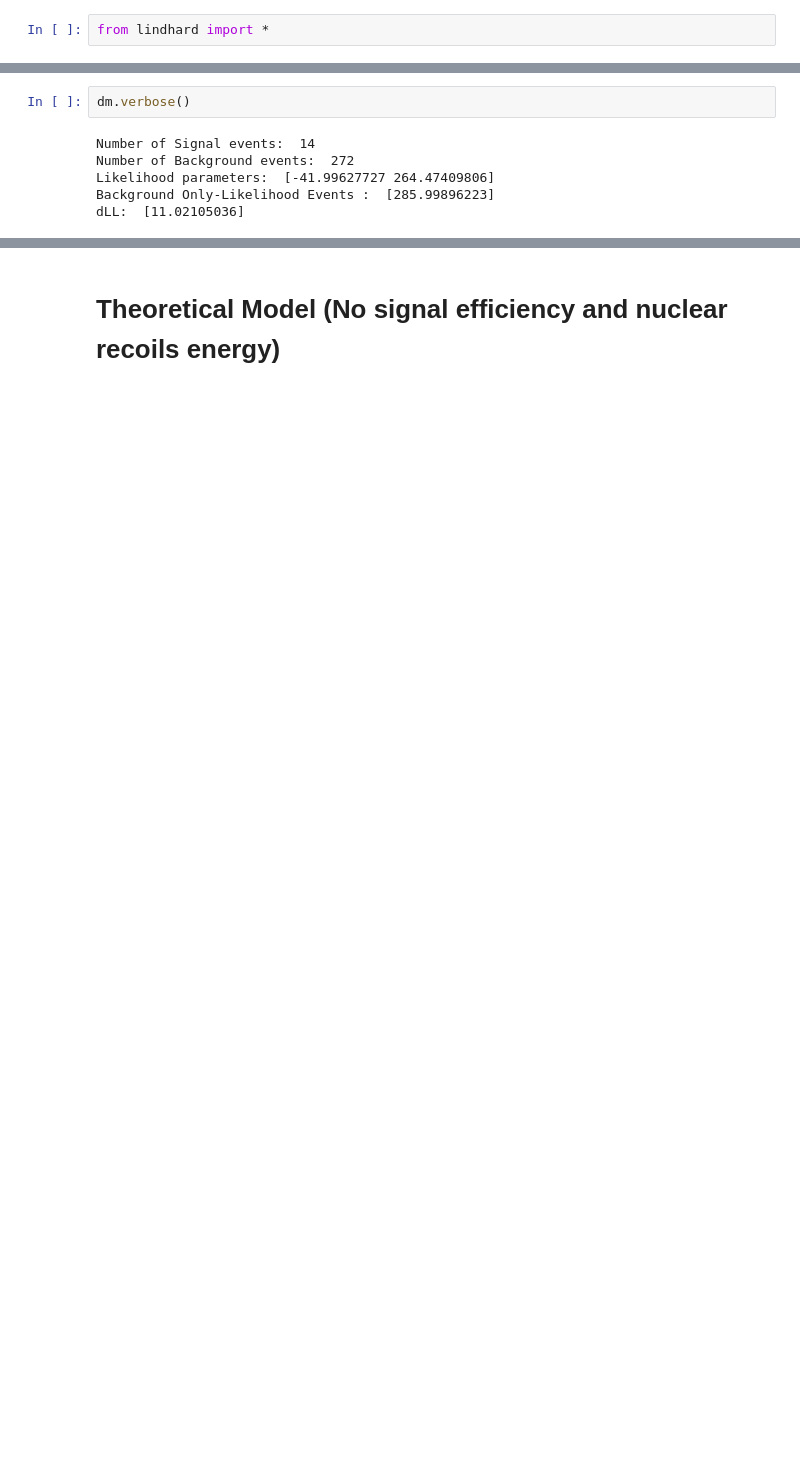
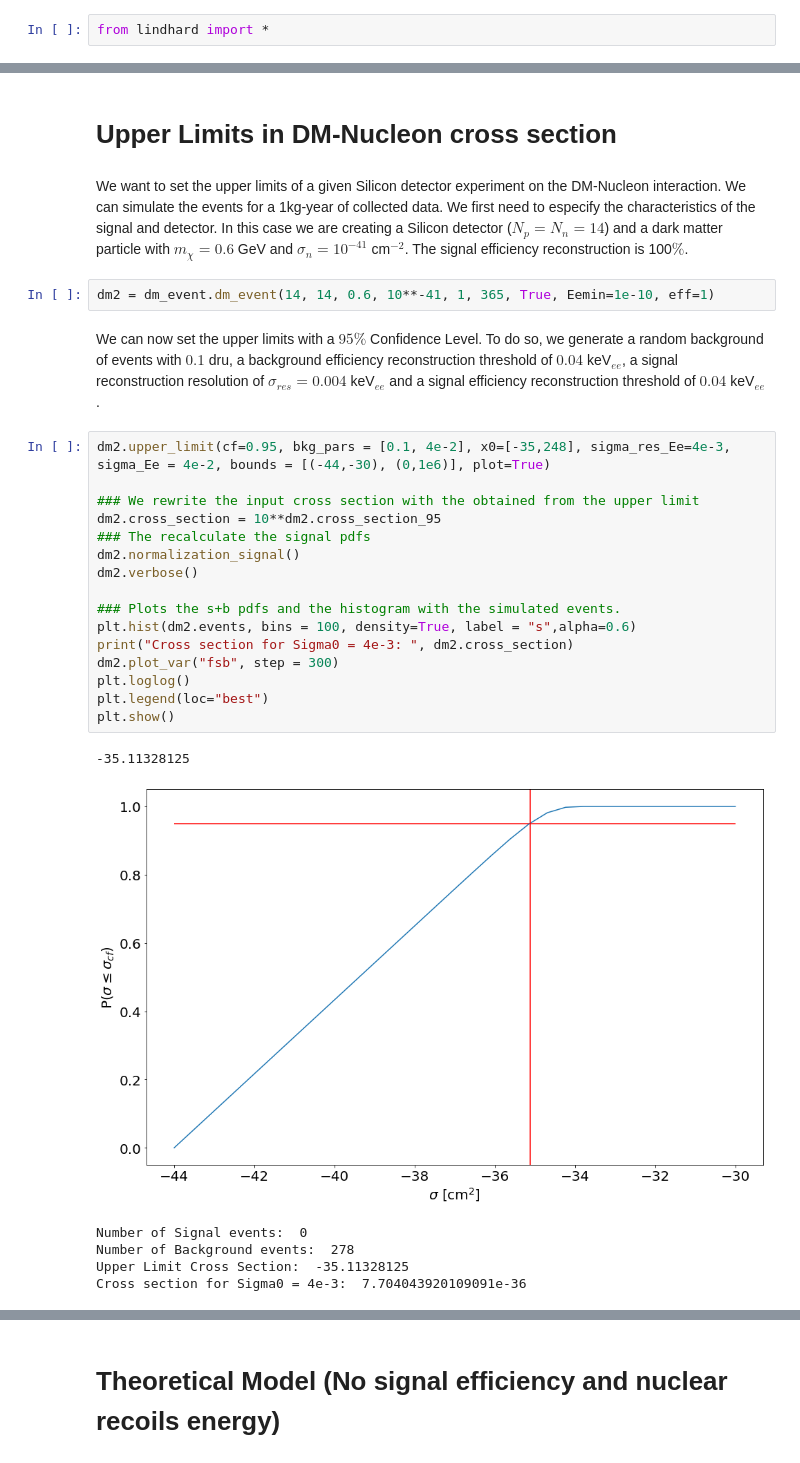
Before and after one commit to alantero/DAMIC_DM_Sensitive_Region, a Jupyter notebook: DAMIC_DM_Run_Examples.ipynb, the cells around one changed output, grey strips where cells are left out. Saved outputs shown, nothing was run; the diff lists cells and outputs as text; blank space fills up the shorter version.

Commit message:
Major update. Upper limit calculations, efficiencies from text file, projected discovery.

```diff
--- a/DAMIC_DM_Run_Examples.ipynb
+++ b/DAMIC_DM_Run_Examples.ipynb
@@ -75,8 +12,32 @@ Original:  8e-43
-# %%
-dm.verbose()
-# %% [output]
-Number of Signal events:  14
-Number of Background events:  272
-Likelihood parameters:  [-41.99627727 264.47409806]
-Background Only-Likelihood Events :  [285.99896223]
-dLL:  [11.02105036]
+# %% [markdown]
+# Upper Limits in DM-Nucleon cross section
+# %% [markdown]
+We want to set the upper limits of a given Silicon detector experiment on the DM-Nucleon interaction. We can simulate the events for a 1kg-year of collected data. We first need to especify the characteristics of the signal and detector. In this case we are creating a Silicon detector ($N_{p}=N_{n}=14$) and a dark matter particle with $m_{\chi}=0.6$ GeV and $\sigma_{n}=10^{-41}$ cm$^{-2}$. The signal efficiency reconstruction is 100$\%$.
+# %%
+dm2 = dm_event.dm_event(14, 14, 0.6, 10**-41, 1, 365, True, Eemin=1e-10, eff=1)
+# %% [markdown]
+
+We can now set the upper limits with a $95\%$ Confidence Level. To do so, we generate a random background of events with $0.1$ dru, a background efficiency reconstruction threshold of $0.04$ keV$_{ee}$, a signal reconstruction resolution of $\sigma_{res}=0.004$ keV$_{ee}$ and a signal efficiency reconstruction threshold of $0.04$ keV$_{ee}$.
+# %%
+dm2.upper_limit(cf=0.95, bkg_pars = [0.1, 4e-2], x0=[-35,248], sigma_res_Ee=4e-3, sigma_Ee = 4e-2, bounds = [(-44,-30), (0,1e6)], plot=True)
+
+### We rewrite the input cross section with the obtained from the upper limit
+dm2.cross_section = 10**dm2.cross_section_95
+### The recalculate the signal pdfs
+dm2.normalization_signal()
+dm2.verbose()
+
+### Plots the s+b pdfs and the histogram with the simulated events.
+plt.hist(dm2.events, bins = 100, density=True, label = "s",alpha=0.6)
+print("Cross section for Sigma0 = 4e-3: ", dm2.cross_section)
+dm2.plot_var("fsb", step = 300)
+plt.loglog()
+plt.legend(loc="best")
+plt.show()
+# %% [output]
+-35.11328125
+[figure, added]
+Number of Signal events:  0
+Number of Background events:  278
+Upper Limit Cross Section:  -35.11328125
+Cross section for Sigma0 = 4e-3:  7.704043920109091e-36
```
Also changed, not shown: parts of 51 cells of this notebook, 7 other files.
